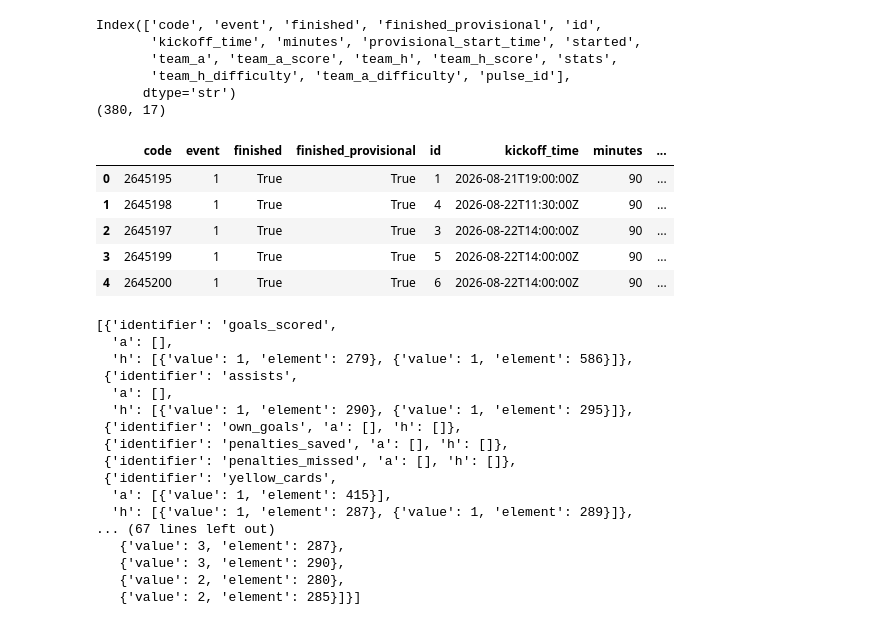
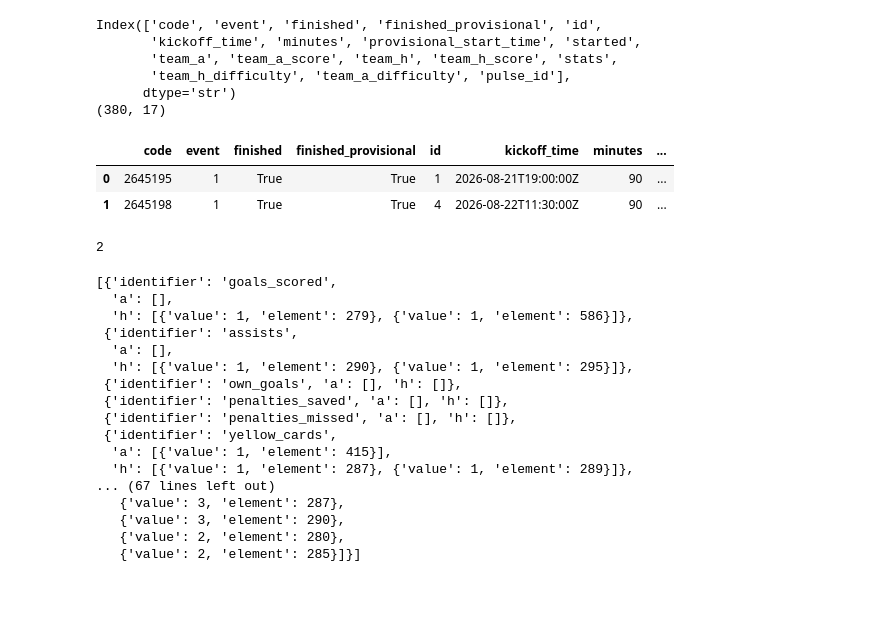
Before and after one commit to omarislam7/Fantasy-PL, a Jupyter notebook: notebooks/01_api_explore.ipynb, the cells around one changed output. Drawn from its saved outputs; the diff is of its cells as text; code cells hidden in the pictures; blank space fills up the shorter version.

```diff
--- a/notebooks/01_api_explore.ipynb
+++ b/notebooks/01_api_explore.ipynb
@@ -284,15 +408,16 @@ Index(['code', 'event', 'finished', 'finished_provisional', 'id',
        'team_h_difficulty', 'team_a_difficulty', 'pulse_id'],
       dtype='str')
 (380, 17)
+# %%
+fixtures.head(2)
+# %% [output]
+|  | code | event | finished | finished_provisional | id | kickoff_time | minutes | ... |
+| 0 | 2645195 | 1 | True | True | 1 | 2026-08-21T19:00:00Z | 90 | ... |
+| 1 | 2645198 | 1 | True | True | 4 | 2026-08-22T11:30:00Z | 90 | ... |
 # %%
-fixtures.head()
+fixtures["minutes"].nunique()
 # %% [output]
-|  | code | event | finished | finished_provisional | id | kickoff_time | minutes | ... |
-| 0 | 2645195 | 1 | True | True | 1 | 2026-08-21T19:00:00Z | 90 | ... |
-| 1 | 2645198 | 1 | True | True | 4 | 2026-08-22T11:30:00Z | 90 | ... |
-| 2 | 2645197 | 1 | True | True | 3 | 2026-08-22T14:00:00Z | 90 | ... |
-| 3 | 2645199 | 1 | True | True | 5 | 2026-08-22T14:00:00Z | 90 | ... |
-| 4 | 2645200 | 1 | True | True | 6 | 2026-08-22T14:00:00Z | 90 | ... |
+2
 # %%
 fixtures["stats"][1]
 # %% [output]
```
Also changed, not shown: parts of 23 cells of this notebook, 2 other files.
